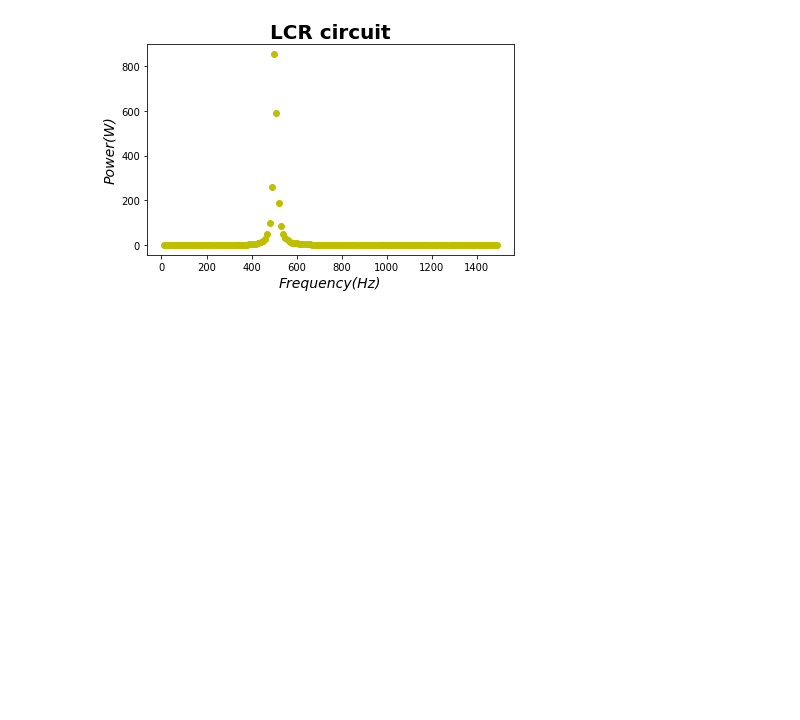
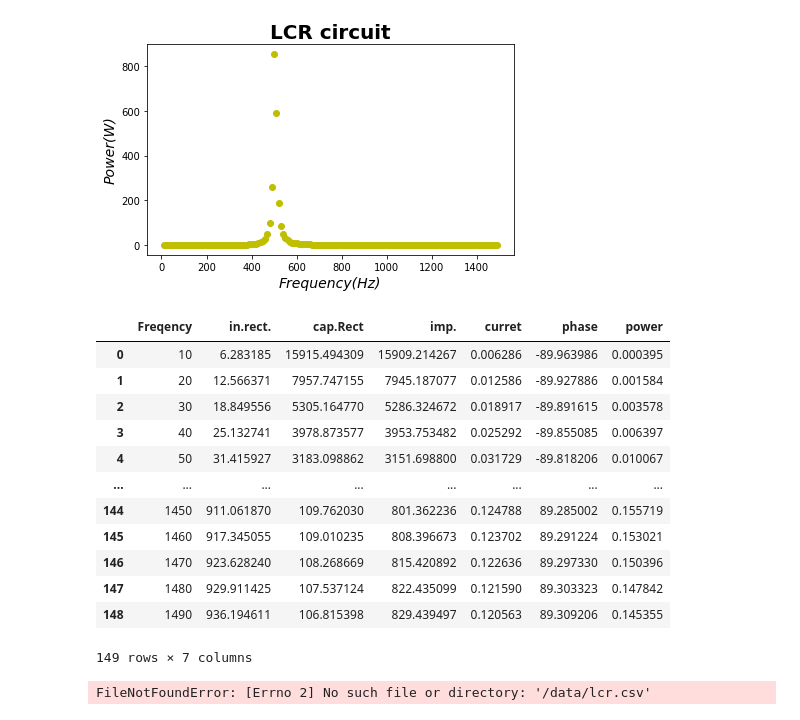
Before and after one commit to pmstha/NPS, a Jupyter notebook: lcr.ipynb, the cells around one changed output. Saved outputs shown, nothing was run; the diff lists cells and outputs as text; code cells hidden in the pictures; blank space fills up the shorter version.

```diff
--- a/lcr.ipynb
+++ b/lcr.ipynb
@@ -165,3 +165,27 @@ plt.show()
 plt.close()
 # %% [output]
 [figure]
+# %%
+data={}
+data.update({'Freqency':freq,'in.rect.':xl,'cap.Rect':xc,'imp.':z,'curret':I,'phase':ph,'power':power})
+# %%
+DF = pd.DataFrame(data)
+DF
+# %% [output]
+|  | Freqency | in.rect. | cap.Rect | imp. | curret | phase | power |
+| 0 | 10 | 6.283185 | 15915.494309 | 15909.214267 | 0.006286 | -89.963986 | 0.000395 |
+| 1 | 20 | 12.566371 | 7957.747155 | 7945.187077 | 0.012586 | -89.927886 | 0.001584 |
+| 2 | 30 | 18.849556 | 5305.164770 | 5286.324672 | 0.018917 | -89.891615 | 0.003578 |
+| 3 | 40 | 25.132741 | 3978.873577 | 3953.753482 | 0.025292 | -89.855085 | 0.006397 |
+| 4 | 50 | 31.415927 | 3183.098862 | 3151.698800 | 0.031729 | -89.818206 | 0.010067 |
+| ... | ... | ... | ... | ... | ... | ... | ... |
+| 144 | 1450 | 911.061870 | 109.762030 | 801.362236 | 0.124788 | 89.285002 | 0.155719 |
+| 145 | 1460 | 917.345055 | 109.010235 | 808.396673 | 0.123702 | 89.291224 | 0.153021 |
+| 146 | 1470 | 923.628240 | 108.268669 | 815.420892 | 0.122636 | 89.297330 | 0.150396 |
+| 147 | 1480 | 929.911425 | 107.537124 | 822.435099 | 0.121590 | 89.303323 | 0.147842 |
+| 148 | 1490 | 936.194611 | 106.815398 | 829.439497 | 0.120563 | 89.309206 | 0.145355 |
+149 rows × 7 columns
+# %%
+DF.to_csv("data/lcr.csv")  #save data in csv format in excel
+# %% [output]
+FileNotFoundError: [Errno 2] No such file or directory: '/data/lcr.csv'
```
